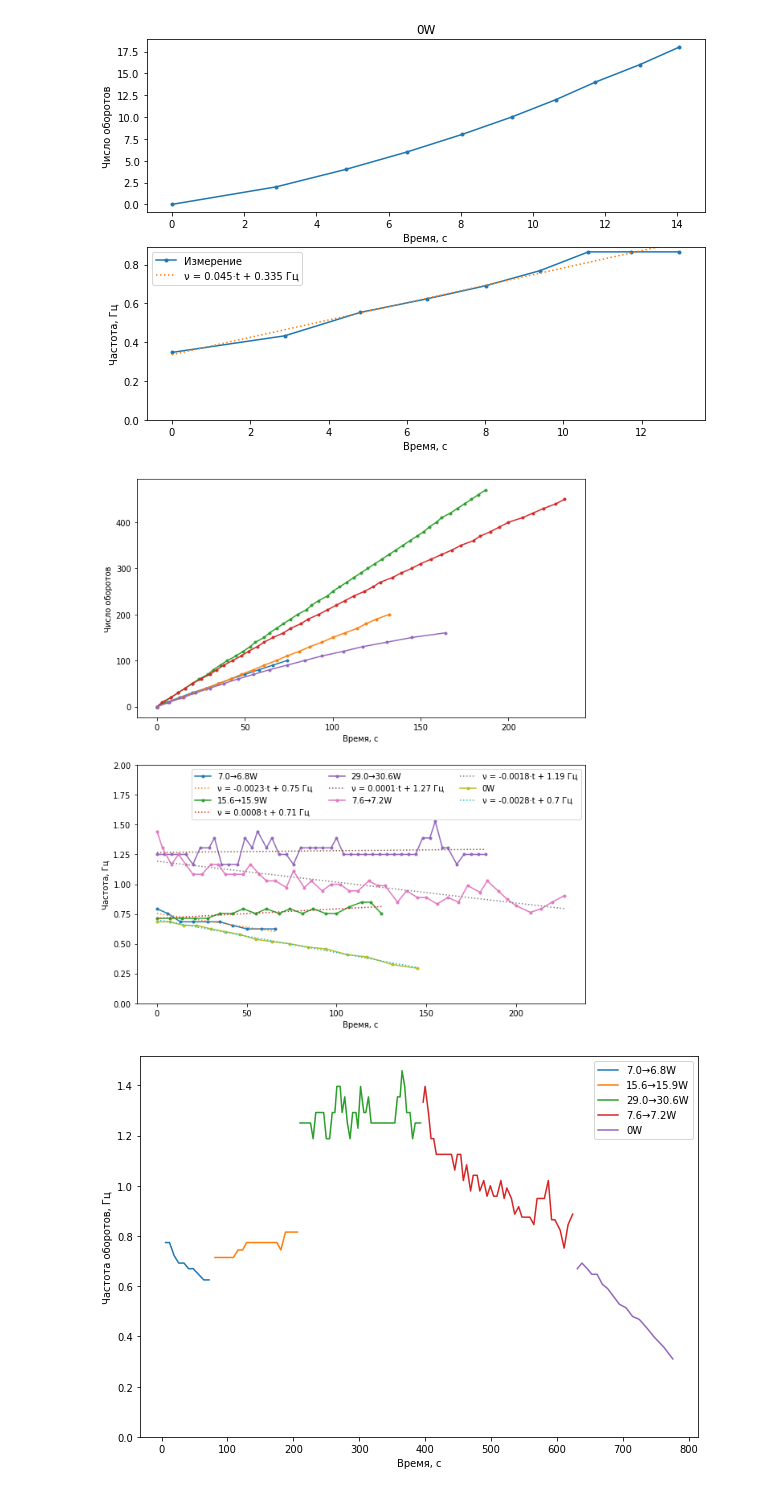
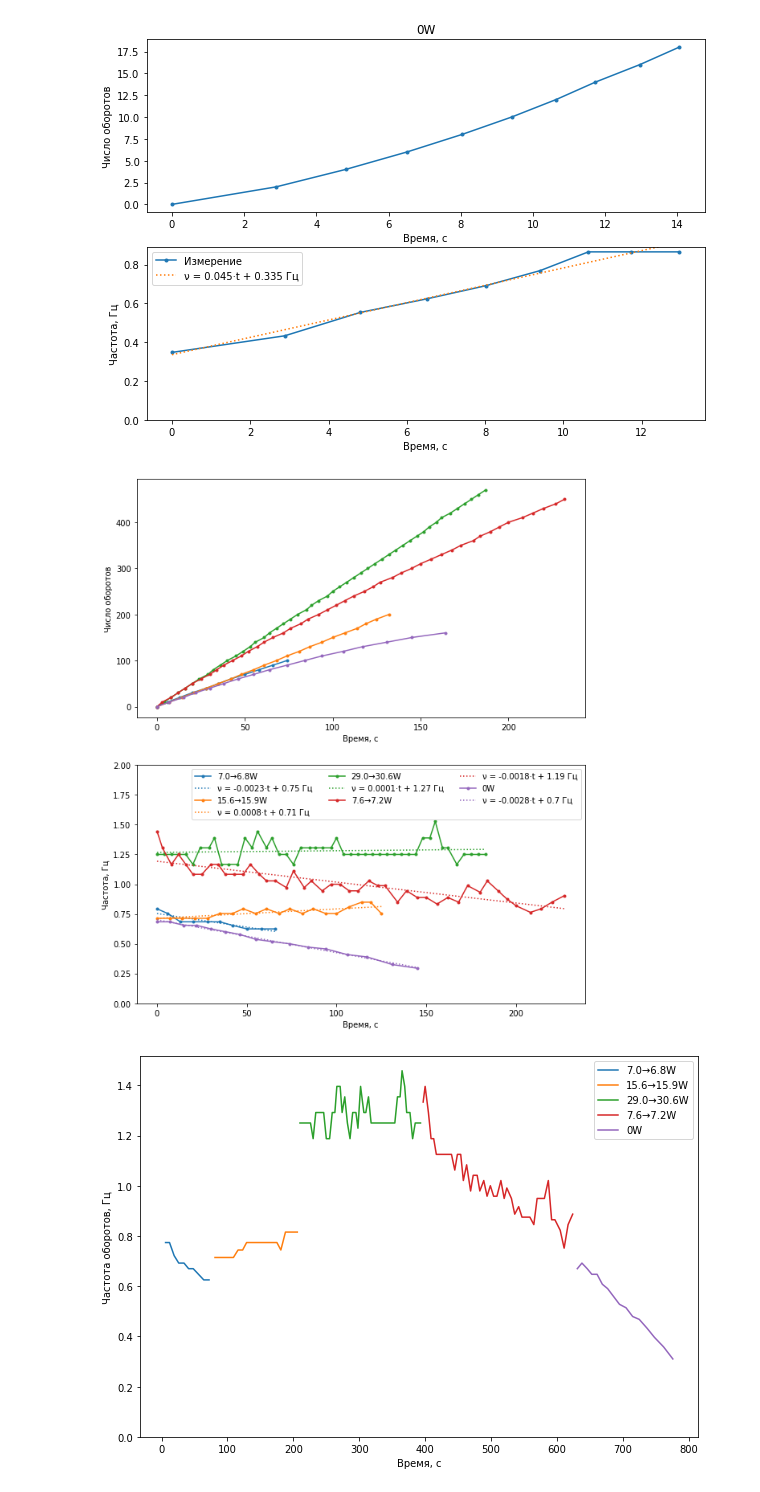
Before and after one commit to sitandr/lab, a Jupyter notebook: Steeling Wheel/main.ipynb, the cells around one changed output. Cells and saved outputs as stored; diff of their text form; code cells hidden in the pictures.

```diff
--- a/Steeling Wheel/main.ipynb
+++ b/Steeling Wheel/main.ipynb
@@ -28,7 +28,7 @@ def points(table, freq=1):
     return list(r), np.arange(len(r))*freq
 #%matplotlib widget
 
-def plot_coords(data, name=None, title='', sm_w=3, freq=1, approx=None, axes=None, label="Измерение", approx_labeler=None, rounding=3):
+def plot_coords(data, name=None, title='', sm_w=3, freq=1, approx=None, axes=None, label="Измерение", approx_labeler=None, rounding=3, same_color=False):
     if axes is None:
         fig = plt.figure(figsize=(10, 7))
 
@@ -49,7 +49,8 @@ def plot_coords(data, name=None, title='', sm_w=3, freq=1, approx=None, axes=Non
 
     if approx:
         res, err = curve_fit(approx, *speed)
-        axes[1].plot(speed[0], approx(speed[0], *res), ':', label="Аппроксимация" if approx_labeler is None else approx_labeler(*np.round(res, rounding)))
+        axes[1].plot(speed[0], approx(speed[0], *res), ':', label="Аппроксимация" if approx_labeler is None else approx_labeler(*np.round(res, rounding)),
+                    color=plt.gca().lines[-1].get_color() if same_color else None)
         axes[1].legend()
 
     if name: fig.savefig("img/" + name + '.png')
@@ -91,29 +92,29 @@ rots = pd.read_csv("data/Обороты", delimiter=";", comment = "#")
 # %%
 import re
 names = ['7.0→6.8W', '15.6→15.9W', '29.0→30.6W', '7.6→7.2W', '0W']
 def convert_time(s):
     if type(s) == float: return s
     t = re.match("(-?\d\d?):(\d\d(.\d+)?)", s)
     if t == None:
         return float(s)
     t = t.groups()
     return int(t[0])*60 + float(t[1])
 
 
 fig = plt.figure(figsize=(10, 12))
 axes = fig.subplots(2)
 
 for i, j in zip(rots.groupby('n'), names):
     i = i[1]
     i['t'] = i['time'].apply(convert_time)
-    plot_coords(i, axes=axes, freq=10, approx=lambda x, B, C: B*x + C, label=j, approx_labeler=lambda B, C: f"ν = {B}·t + {round(C, 2)} Гц", rounding=4)
+    plot_coords(i, axes=axes, freq=10, approx=lambda x, B, C: B*x + C, label=j, approx_labeler=lambda B, C: f"ν = {B}·t + {round(C, 2)} Гц", rounding=4, same_color=True)
 axes[1].set_ylim(bottom=0, top = 2)
 axes[1].legend(loc=1, ncol=3)
 # plt.legend()
 #    plt.plot(*points_d(i, freq=10))
 plt.savefig('img/coords.png')
 # %% [output]
-[figure, old version]
+[figure, new version]
 # %%
 
 
```
Also changed, not shown: 4 other files.
